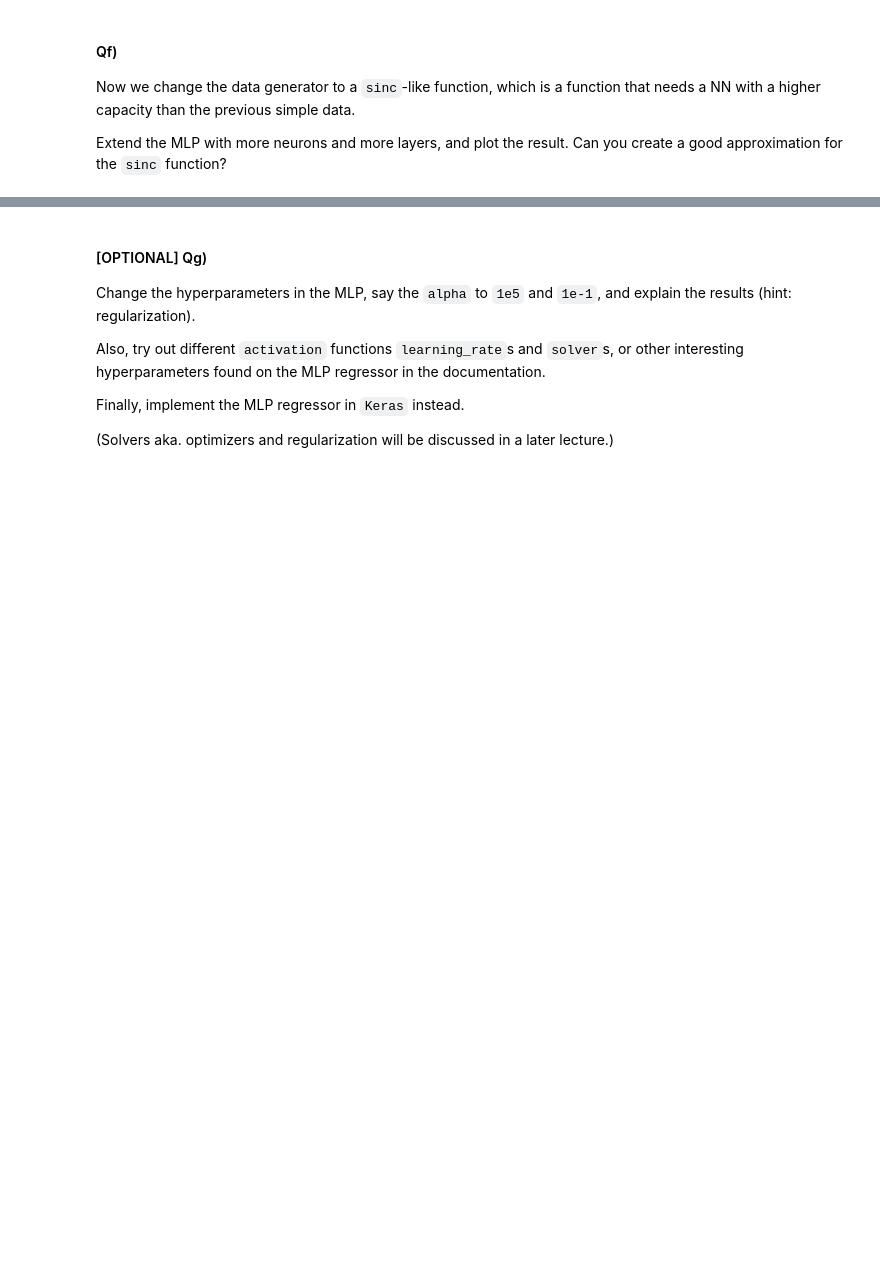
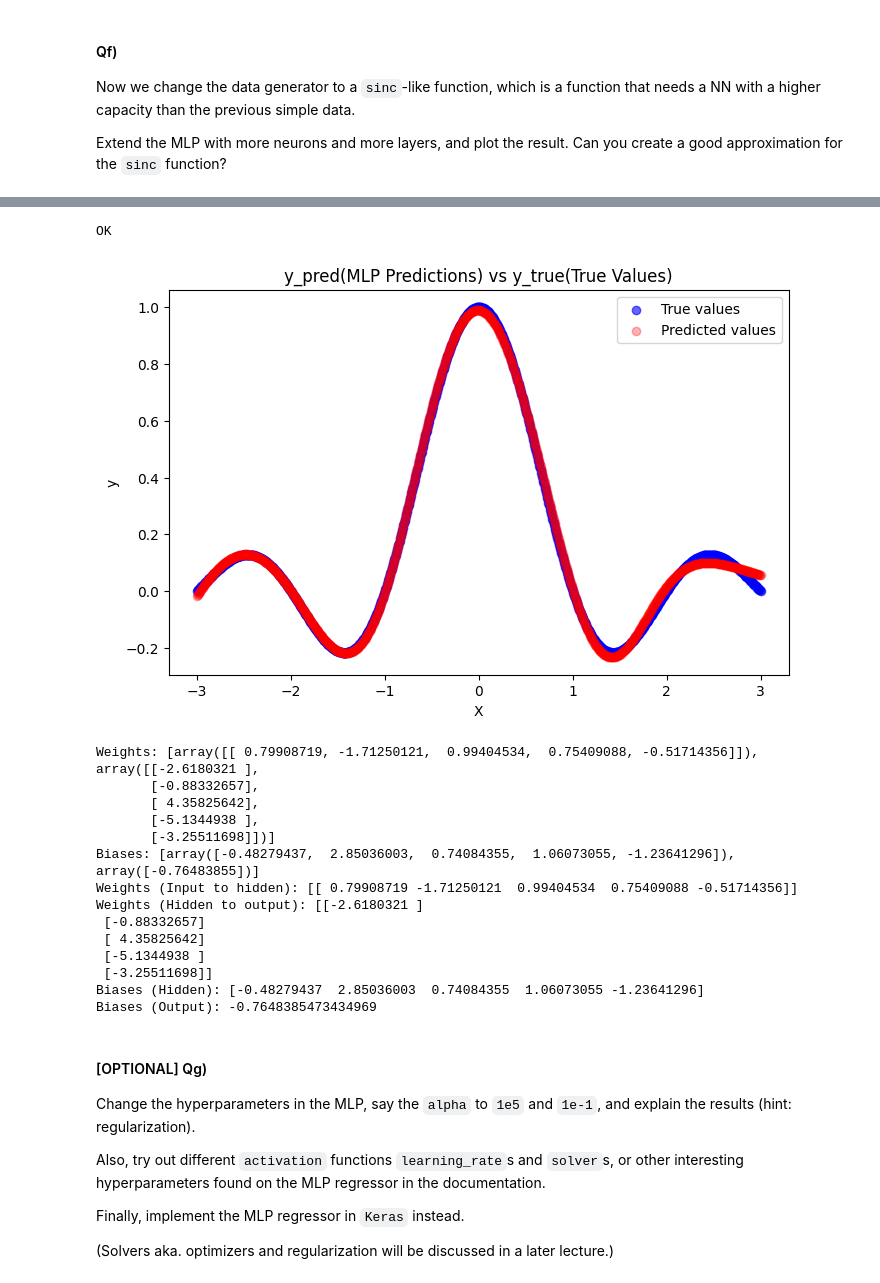
Before and after one commit to JonasGjorupEriksen/SWMAL_Group1, a Jupyter notebook: L06/ann.ipynb, the cells around one changed output, grey strips where cells are left out. Saved outputs shown, nothing was run; the diff lists cells and outputs as text; code cells hidden in the pictures; blank space fills up the shorter version.

```diff
--- a/L06/ann.ipynb
+++ b/L06/ann.ipynb
@@ -153,4 +251,68 @@ AssertionError: TODO: instantiate and train an MLP on the sinc data..
 [figure]
+# %%
+
+# TODO:
+#assert False, "TODO: instantiate and train an MLP on the sinc data.."
+
+mlp = MLPRegressor(activation = 'tanh',      # activation function
+                   hidden_layer_sizes = [5], # layes and neurons in layers: one hidden layer with two neurons
+                   alpha = 1e-5,             # regularization parameter
+                   solver = 'lbfgs',         # quasi-Newton solver
+                   max_iter=10000,
+                   verbose = True)
+
+mlp.fit(X, y_true)
+y_pred = mlp.predict(X)
+
+print("OK")
+
+plt.figure(figsize=(8,5))
+plt.scatter(X, y_true, label="True values", color='blue', alpha=0.6)
+plt.scatter(X, y_pred, label="Predicted values", color='red', alpha=0.3)
+plt.legend()
+plt.xlabel("X")
+plt.ylabel("y")
+plt.title("y_pred(MLP Predictions) vs y_true(True Values)")
+plt.show()
+
+# Weights and biases
+weights = mlp.coefs_  # Weight matrices list
+biases = mlp.intercepts_  # Bias vectors list
+
+# Parameters
+print("Weights:", weights)
+print("Biases:", biases)
+
+
+# Extracting weights and biases
+weights_input_hidden = mlp.coefs_[0] # weights
+weights_hidden_output = mlp.coefs_[1] # weights
+
+biases_hidden = mlp.intercepts_[0] # biases
+bias_output = mlp.intercepts_[1][0] # biases
+
+#print values
+print("Weights (Input to hidden):",weights_input_hidden)
+print("Weights (Hidden to output):",weights_hidden_output)
+print("Biases (Hidden):",biases_hidden)
+print("Biases (Output):",bias_output)
+# %% [output]
+OK
+[figure, added]
+Weights: [array([[ 0.79908719, -1.71250121,  0.99404534,  0.75409088, -0.51714356]]), array([[-2.6180321 ],
+       [-0.88332657],
+       [ 4.35825642],
+       [-5.1344938 ],
+       [-3.25511698]])]
+Biases: [array([-0.48279437,  2.85036003,  0.74084355,  1.06073055, -1.23641296]), array([-0.76483855])]
+Weights (Input to hidden): [[ 0.79908719 -1.71250121  0.99404534  0.75409088 -0.51714356]]
+Weights (Hidden to output): [[-2.6180321 ]
+ [-0.88332657]
+ [ 4.35825642]
+ [-5.1344938 ]
+ [-3.25511698]]
+Biases (Hidden): [-0.48279437  2.85036003  0.74084355  1.06073055 -1.23641296]
+Biases (Output): -0.7648385473434969
 # %% [markdown]
 ####  [OPTIONAL] Qg)
 
```
Also changed, not shown: parts of 8 cells of this notebook.
